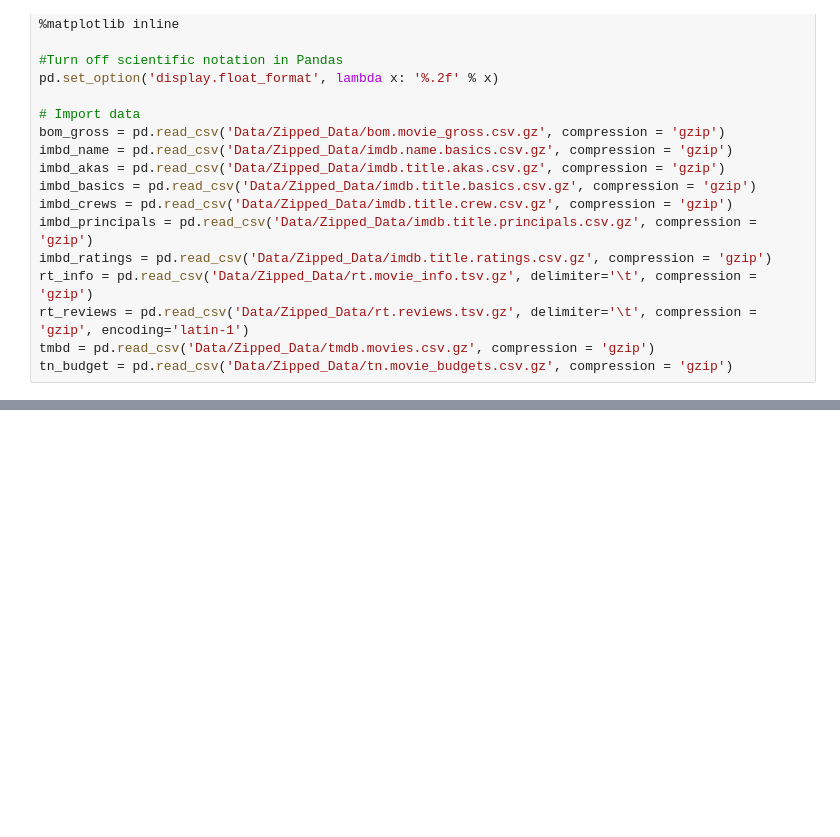
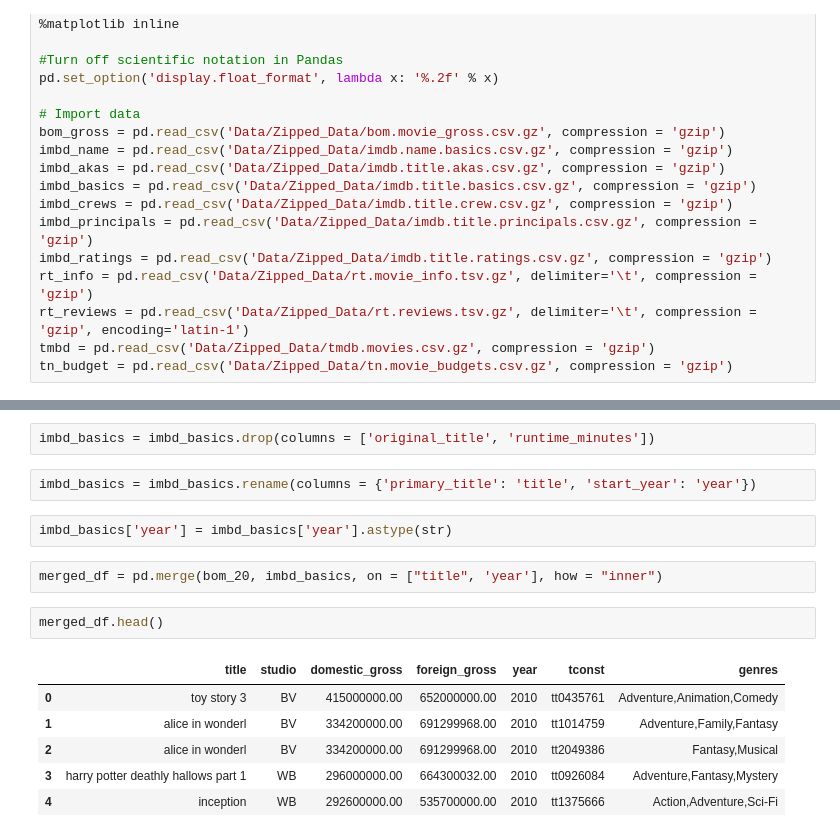
Before and after one commit to khayes847/mod-1-project, a Jupyter notebook: Project_Kyle.ipynb, the cells around one changed output, grey strips where cells are left out. Drawn from its saved outputs; the diff is of its cells as text; blank space fills up the shorter version.

```diff
--- a/Project_Kyle.ipynb
+++ b/Project_Kyle.ipynb
@@ -137,0 +119,17 @@ imbd_name['known_for_titles'] = imbd_name['known_for_titles'].str.split(',')
+# %%
+imbd_basics = imbd_basics.drop(columns = ['original_title', 'runtime_minutes'])
+# %%
+imbd_basics = imbd_basics.rename(columns = {'primary_title': 'title', 'start_year': 'year'})
+# %%
+imbd_basics['year'] = imbd_basics['year'].astype(str)
+# %%
+merged_df = pd.merge(bom_20, imbd_basics, on = ["title", 'year'], how = "inner")
+# %%
+merged_df.head()
+# %% [output]
+|  | title | studio | domestic_gross | foreign_gross | year | tconst | genres |
+| 0 | toy story 3 | BV | 415000000.00 | 652000000.00 | 2010 | tt0435761 | Adventure,Animation,Comedy |
+| 1 | alice in wonderl | BV | 334200000.00 | 691299968.00 | 2010 | tt1014759 | Adventure,Family,Fantasy |
+| 2 | alice in wonderl | BV | 334200000.00 | 691299968.00 | 2010 | tt2049386 | Fantasy,Musical |
+| 3 | harry potter deathly hallows part 1 | WB | 296000000.00 | 664300032.00 | 2010 | tt0926084 | Adventure,Fantasy,Mystery |
+| 4 | inception | WB | 292600000.00 | 535700000.00 | 2010 | tt1375666 | Action,Adventure,Sci-Fi |
```
Also changed, not shown: parts of 49 cells of this notebook.
